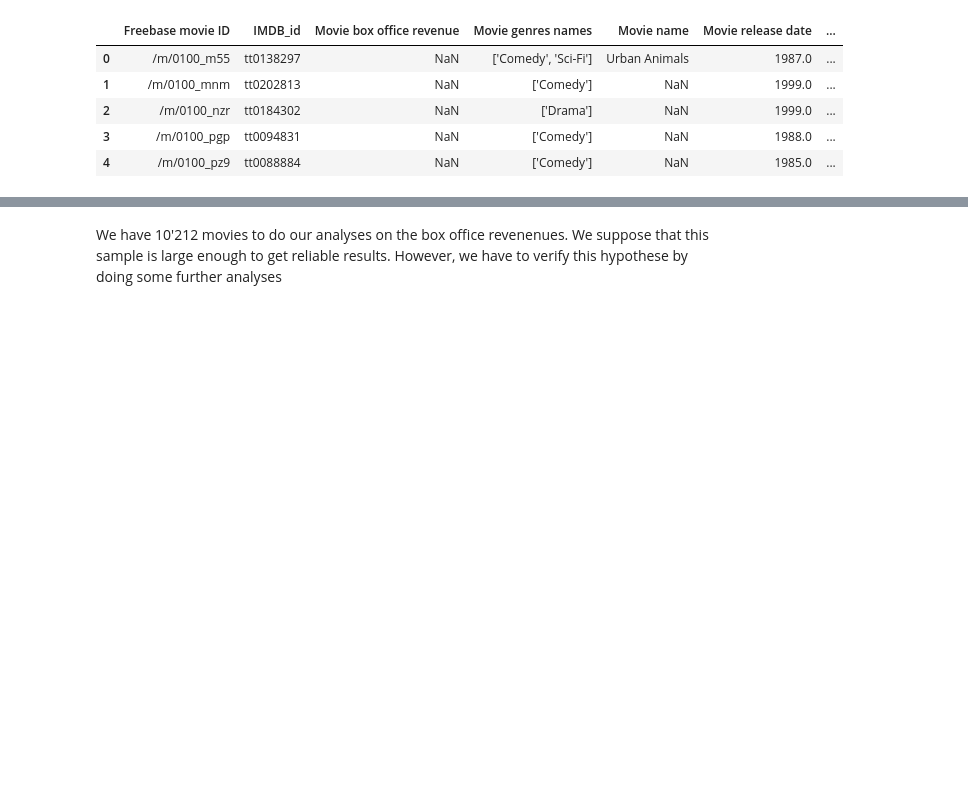
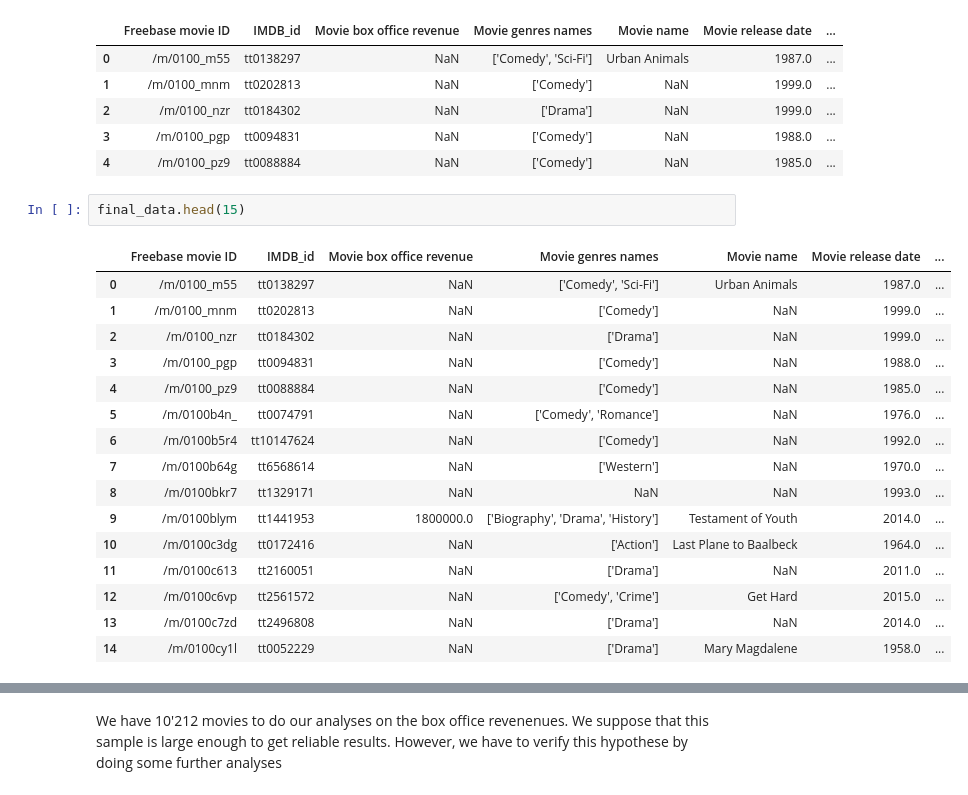
Before and after one commit to epfl-ada/ada-2022-project-nolemonnomelon, a Jupyter notebook: dataset_creation.ipynb, the cells around one changed output, grey strips where cells are left out. Drawn from its saved outputs; the diff is of its cells as text; blank space fills up the shorter version.

```diff
--- a/dataset_creation.ipynb
+++ b/dataset_creation.ipynb
@@ -139,6 +140,25 @@ final_data.head(5)
 | 2 | /m/0100_nzr | tt0184302 | NaN | ['Drama'] | NaN | 1999.0 | ... |
 | 3 | /m/0100_pgp | tt0094831 | NaN | ['Comedy'] | NaN | 1988.0 | ... |
 | 4 | /m/0100_pz9 | tt0088884 | NaN | ['Comedy'] | NaN | 1985.0 | ... |
+# %%
+final_data.head(15)
+# %% [output]
+|  | Freebase movie ID | IMDB_id | Movie box office revenue | Movie genres names | Movie name | Movie release date | ... |
+| 0 | /m/0100_m55 | tt0138297 | NaN | ['Comedy', 'Sci-Fi'] | Urban Animals | 1987.0 | ... |
+| 1 | /m/0100_mnm | tt0202813 | NaN | ['Comedy'] | NaN | 1999.0 | ... |
+| 2 | /m/0100_nzr | tt0184302 | NaN | ['Drama'] | NaN | 1999.0 | ... |
+| 3 | /m/0100_pgp | tt0094831 | NaN | ['Comedy'] | NaN | 1988.0 | ... |
+| 4 | /m/0100_pz9 | tt0088884 | NaN | ['Comedy'] | NaN | 1985.0 | ... |
+| 5 | /m/0100b4n_ | tt0074791 | NaN | ['Comedy', 'Romance'] | NaN | 1976.0 | ... |
+| 6 | /m/0100b5r4 | tt10147624 | NaN | ['Comedy'] | NaN | 1992.0 | ... |
+| 7 | /m/0100b64g | tt6568614 | NaN | ['Western'] | NaN | 1970.0 | ... |
+| 8 | /m/0100bkr7 | tt1329171 | NaN | NaN | NaN | 1993.0 | ... |
+| 9 | /m/0100blym | tt1441953 | 1800000.0 | ['Biography', 'Drama', 'History'] | Testament of Youth | 2014.0 | ... |
+| 10 | /m/0100c3dg | tt0172416 | NaN | ['Action'] | Last Plane to Baalbeck | 1964.0 | ... |
+| 11 | /m/0100c613 | tt2160051 | NaN | ['Drama'] | NaN | 2011.0 | ... |
+| 12 | /m/0100c6vp | tt2561572 | NaN | ['Comedy', 'Crime'] | Get Hard | 2015.0 | ... |
+| 13 | /m/0100c7zd | tt2496808 | NaN | ['Drama'] | NaN | 2014.0 | ... |
+| 14 | /m/0100cy1l | tt0052229 | NaN | ['Drama'] | Mary Magdalene | 1958.0 | ... |
 # %%
 print('Percentage of NaN in each feature : ')
 print(final_data.isna().sum(axis = 0) / final_data.shape[0] * 100)
```
Also changed, not shown: parts of 5 cells of this notebook, 2 other files.
